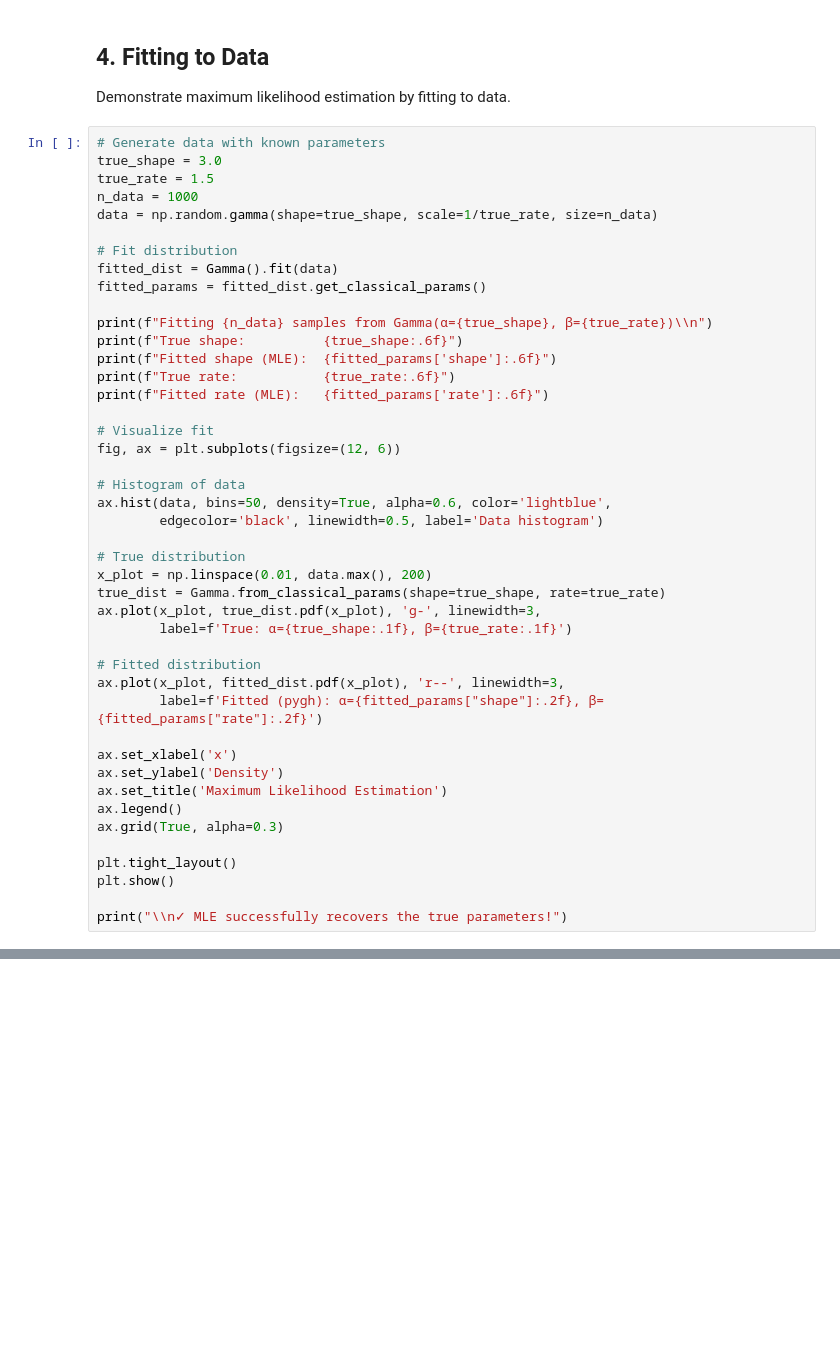
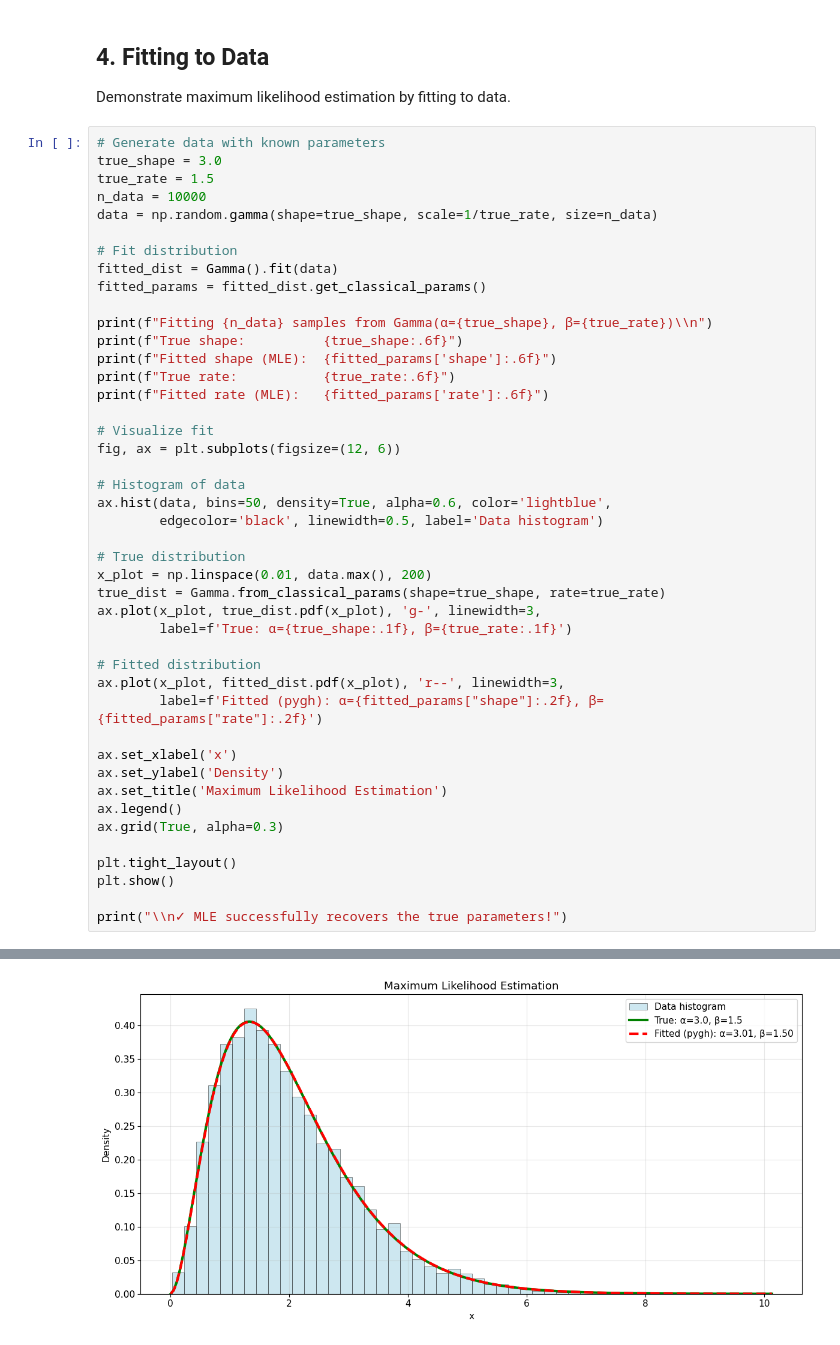
Before and after one commit to xshi19/normix, a Jupyter notebook: notebooks/gamma_distribution.ipynb, the cells around one changed output, grey strips where cells are left out. Saved outputs shown, nothing was run; the diff lists cells and outputs as text; blank space fills up the shorter version.

```diff
--- a/notebooks/gamma_distribution.ipynb
+++ b/notebooks/gamma_distribution.ipynb
@@ -176,7 +189,7 @@ Demonstrate maximum likelihood estimation by fitting to data.
 # Generate data with known parameters
 true_shape = 3.0
 true_rate = 1.5
-n_data = 1000
+n_data = 10000
 data = np.random.gamma(shape=true_shape, scale=1/true_rate, size=n_data)
 
 # Fit distribution
@@ -216,3 +229,4 @@ plt.tight_layout()
 plt.show()
 
 print("\\n✓ MLE successfully recovers the true parameters!")
+# %% [output]
@@ -218,0 +238 @@ print("\\n✓ MLE successfully recovers the true parameters!")
+[figure, added]
```
Also changed, not shown: parts of 5 cells of this notebook, 10 other files.
